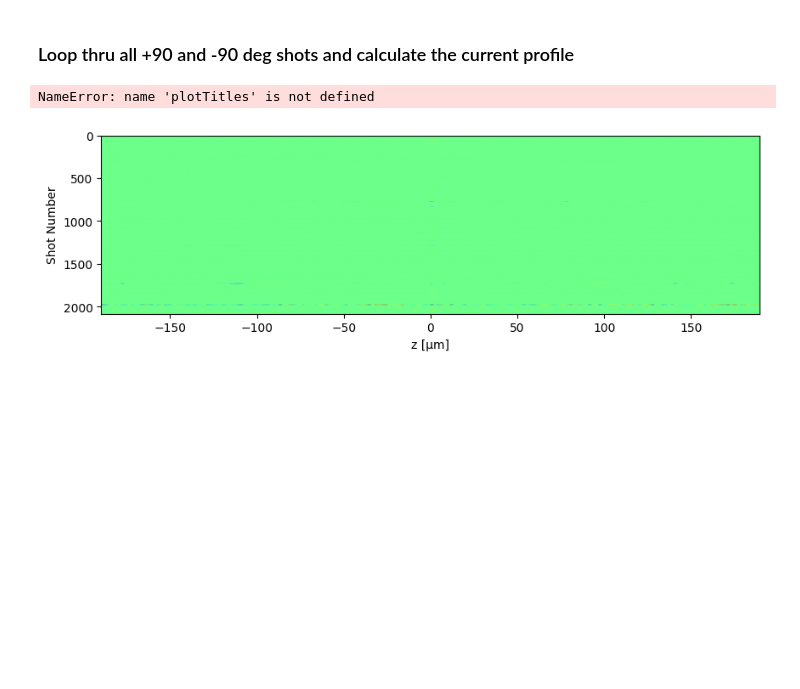
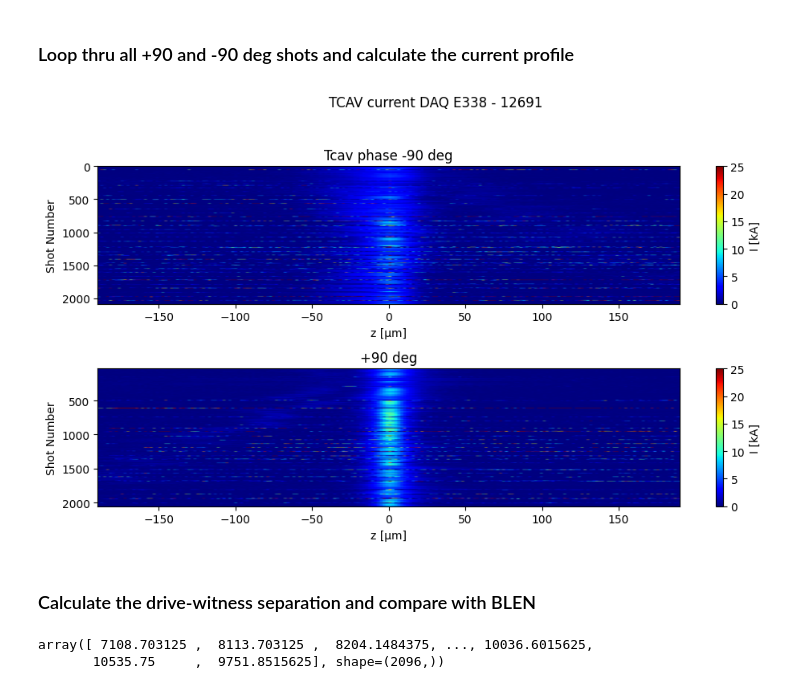
Before and after one commit to truewis/FACET-II-ML-diag, a Jupyter notebook: xtcav_analysis_E338_12691.ipynb, the cells around one changed output. Cells and saved outputs as stored; diff of their text form; code cells hidden in the pictures; blank space fills up the shorter version.

Commit message:
Pre-processing + visualizations

```diff
--- a/xtcav_analysis_E338_12691.ipynb
+++ b/xtcav_analysis_E338_12691.ipynb
@@ -470,8 +470,8 @@ plt.show()
 #    tcav off image. A better treatment would find the nearest tcav off image
 #   in the dataset and use that to apply the centroid correction on each shot
 
-minus_90_idx = np.where((xtcavPhase >= -91) & (xtcavPhase <= -89))[0]
-plus_90_idx = np.where((xtcavPhase >= 89) & (xtcavPhase <= 91))[0]
+minus_90_idx = np.where((xtcavPhase >= -90.5) & (xtcavPhase <= -89.5))[0]
+plus_90_idx = np.where((xtcavPhase >= 89.5) & (xtcavPhase <= 90.5))[0]
 
 currentProfile_minus_90 = []
 currentProfile_plus_90 = []
@@ -482,8 +482,12 @@ for ij in range(len(minus_90_idx)):
     sample_image = xtcavImages[:, :, idx]
     sample_image_cropped, _ = cropProfmonImg(sample_image, xrange, yrange, plot_flag=False)
 
+    centroid_corrections = np.round((centers_of_mass / np.abs(centers_of_mass)) * np.abs(centers_of_mass) - centers_of_mass.shape[0] / 2)
+    centroid_corrections[np.isnan(centroid_corrections)] = 0
+
     # Apply row-wise shift based on centroid correction
     sample_image_shifted = np.empty_like(sample_image_cropped)
+
     for row in range(sample_image_cropped.shape[0]):
         shift = -centroid_corrections[row]
         sample_image_shifted[row] = np.roll(sample_image_cropped[row], shift)
@@ -501,9 +505,12 @@ for ij in range(len(minus_90_idx)):
 
 # Process +90 degree shots
 for ij in range(len(plus_90_idx)):
-    idx = minus_90_idx[ij]
+    idx = plus_90_idx[ij]
     sample_image = xtcavImages[:, :, idx]
     sample_image_cropped, _ = cropProfmonImg(sample_image, xrange, yrange, plot_flag=False)
+
+    centroid_corrections = np.round((centers_of_mass / np.abs(centers_of_mass)) * np.abs(centers_of_mass) - centers_of_mass.shape[0] / 2)
+    centroid_corrections[np.isnan(centroid_corrections)] = 0
 
     # Apply row-wise shift based on centroid correction
     sample_image_shifted = np.empty_like(sample_image_cropped)
@@ -519,38 +526,42 @@ for ij in range(len(plus_90_idx)):
 
     prefactor = charge[0, idx] / np.trapz(streakedProfile, tvar)
 
     currentProfile = 1e-3 * streakedProfile * prefactor  # Convert to kA
     currentProfile_plus_90.append(currentProfile)
 
 # Convert lists to arrays for plotting
 currentProfile_minus_90 = np.array(currentProfile_minus_90)
 currentProfile_plus_90 = np.array(currentProfile_plus_90)
 
 # Plot
 plt.figure(figsize=(10, 6))
 
 # Subplot for -90°
 plt.subplot(2, 1, 1)
 extent_x = tvar * 3e8 * 1e6  # Convert to microns
-plt.imshow(currentProfile_minus_90, aspect='auto', cmap='jet',
-           extent=[extent_x[0], extent_x[-1], minus_90_idx[-1], minus_90_idx[0]])
+plt.imshow(currentProfile_minus_90, aspect='auto', cmap='jet', vmin=0, vmax=25, extent=[extent_x[0], extent_x[-1], minus_90_idx[-1], minus_90_idx[0]])
 plt.xlabel('z [μm]')
 plt.ylabel('Shot Number')
-plt.title(plotTitles[0])
+plt.title(plot_titles[0])
 plt.colorbar(label='I [kA]')
 
 # Subplot for +90°
 plt.subplot(2, 1, 2)
-plt.imshow(currentProfile_plus_90, aspect='auto', cmap='jet',
-           extent=[extent_x[0], extent_x[-1], plus_90_idx[-1], plus_90_idx[0]])
+plt.imshow(currentProfile_plus_90, aspect='auto', cmap='jet', vmin=0, vmax=25,extent=[extent_x[0], extent_x[-1], plus_90_idx[-1], plus_90_idx[0]])
 plt.xlabel('z [μm]')
 plt.ylabel('Shot Number')
-plt.title(plotTitles[2])
+plt.title(plot_titles[2])
 plt.colorbar(label='I [kA]')
 
 plt.suptitle(f"TCAV current DAQ {experiment} - {runname}")
 plt.tight_layout(rect=[0, 0.03, 1, 0.95])
 plt.show()
 # %% [output]
-NameError: name 'plotTitles' is not defined
-[figure, old version]
+[figure, new version]
+# %% [markdown]
+### Calculate the drive-witness separation and compare with BLEN
+# %%
+bc14BLEN[0]
+# %% [output]
+array([ 7108.703125 ,  8113.703125 ,  8204.1484375, ..., 10036.6015625,
+       10535.75     ,  9751.8515625], shape=(2096,))
```
Also changed, not shown: parts of 1 cell of this notebook.
